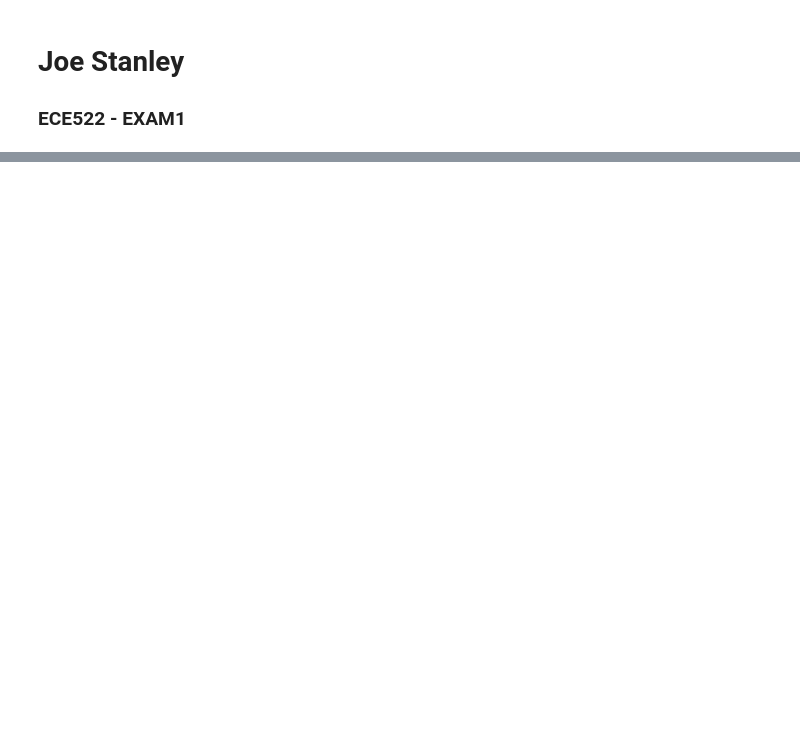
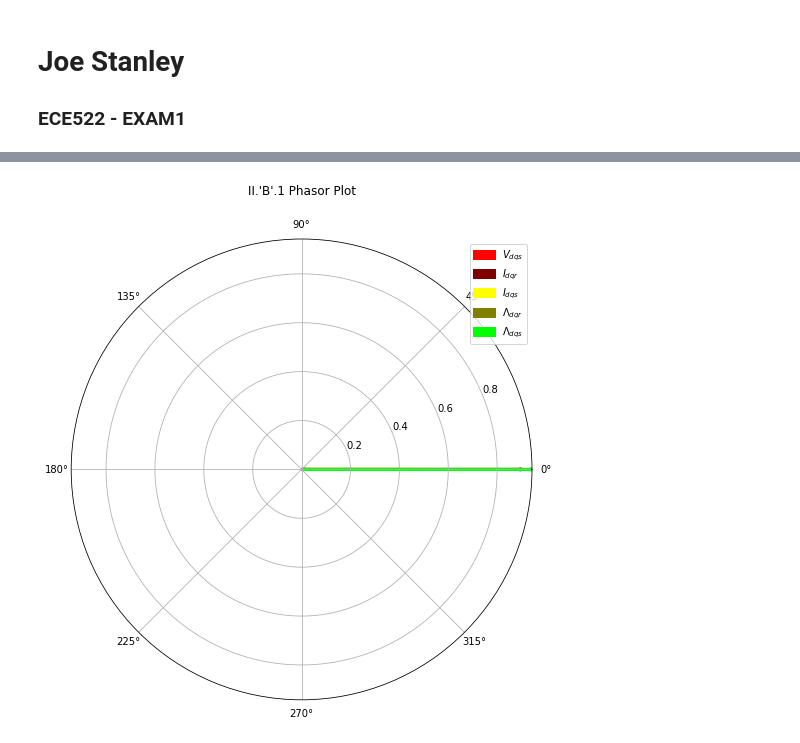
Before and after one commit to engineerjoe440/ece_classes, a Jupyter notebook: ECE522/EXAM1/Stanley_Joe_P2.ipynb, the cells around one changed output, grey strips where cells are left out. Saved outputs shown, nothing was run; the diff lists cells and outputs as text; code cells hidden in the pictures; blank space fills up the shorter version.

```diff
--- a/ECE522/EXAM1/Stanley_Joe_P2.ipynb
+++ b/ECE522/EXAM1/Stanley_Joe_P2.ipynb
@@ -10,7 +10,7 @@ import electricpy as ep
 from electricpy.constants import *
 
 # Set Boolean Control for Report Style
-debug = False
+debug = True
 # %% [markdown]
 ## Problem II:
 
@@ -145,0 +26,77 @@ ep.phasorplot(clist,"II.'B'.3 Phasor Plot",labels,filename="II-B-3",size=8,linew
+# %%
+# Define Provided Machine Parameters
+rs = 0.03 #pu
+LLs = 0.1 #pu
+Lm = 2.0 #pu
+LLr = 0.1 #pu
+rr = 0.03 #pu
+
+# Define Rated Criteria
+VdqsMag = 1
+wes = 1
+Tem = 0
+
+# Calculate Additional Inductance Terms
+Ls = LLs + Lm
+Lr = LLr + Lm
+
+####################################################
+# Read Data Calculated from Problem 1
+with open("constants.txt",'r') as file:
+    s_rated = float(file.readline())
+    w_rated = float(file.readline())
+    lamdr_rated = float(file.readline())
+print("S-rated:",s_rated,"\tω-rated:",w_rated,"\tLambda-rated:",lamdr_rated)
+####################################################
+
+texlabels = [
+    "$V_{dqs}$",
+    "$I_{dqr}$",
+    "$I_{dqs}$",
+    "$\\Lambda_{dqr}$",
+    "$\\Lambda_{dqs}$",
+]
+labels = [
+    "Vdqs:",
+    "Idqr:",
+    "Idqs:",
+    "λdqr:",
+    "λdqs:",
+]
+
+######################################################################
+# "B".1)
+wr = 0.0
+LAMdr = lamdr_rated
+
+# Generate Phasor Plot
+Vdqs,Idqr,Idqs,LAMdqr,LAMdqs,wslip,wes = ep.imfoc_control(Tem,LAMdr,wr,rr,rs,Lm,LLr,LLs,s_err=0.25)
+clist = np.array([Vdqs,Idqr,Idqs,LAMdqr,LAMdqs])
+print("w-slip:",wslip,"\tw-es",wes)
+clist *= ep.phs(-np.angle(clist[3],deg=True))
+ep.phasorplot(clist,"II.'B'.1 Phasor Plot",texlabels,filename="II-B-1",size=8,linewidth=3,plot=debug)
+
+######################################################################
+# "B".2)
+wr = w_rated
+LAMdr = lamdr_rated
+
+# Generate Phasor Plot
+Vdqs,Idqr,Idqs,LAMdqr,LAMdqs,wslip,wes = ep.imfoc_control(Tem,LAMdr,wr,rr,rs,Lm,LLr,LLs,s_err=0.25)
+clist = np.array([Vdqs,Idqr,Idqs,LAMdqr,LAMdqs])
+print("w-slip:",wslip,"\tw-es",wes)
+clist *= ep.phs(-np.angle(clist[3],deg=True))
+ep.phasorplot(clist,"II.'B'.2 Phasor Plot",texlabels,filename="II-B-2",size=8,linewidth=3,plot=debug)
+
+######################################################################
+# "B".3)
+wr = 2*w_rated
+LAMdr = lamdr_rated/2
+
+# Generate Phasor Plot
+Vdqs,Idqr,Idqs,LAMdqr,LAMdqs,wslip,wes = ep.imfoc_control(Tem,LAMdr,wr,rr,rs,Lm,LLr,LLs,s_err=0.25)
+clist = np.array([Vdqs,Idqr,Idqs,LAMdqr,LAMdqs])
+print("w-slip:",wslip,"\tw-es",wes)
+clist *= ep.phs(-np.angle(clist[3],deg=True))
+ep.phasorplot(clist,"II.'B'.3 Phasor Plot",texlabels,filename="II-B-3",size=8,linewidth=3,plot=debug)
+# %% [output]
@@ -145,0 +105 @@ ep.phasorplot(clist,"II.'B'.3 Phasor Plot",labels,filename="II-B-3",size=8,linew
+[figure, added]
```
Also changed, not shown: parts of 7 cells of this notebook, 22 other files.
